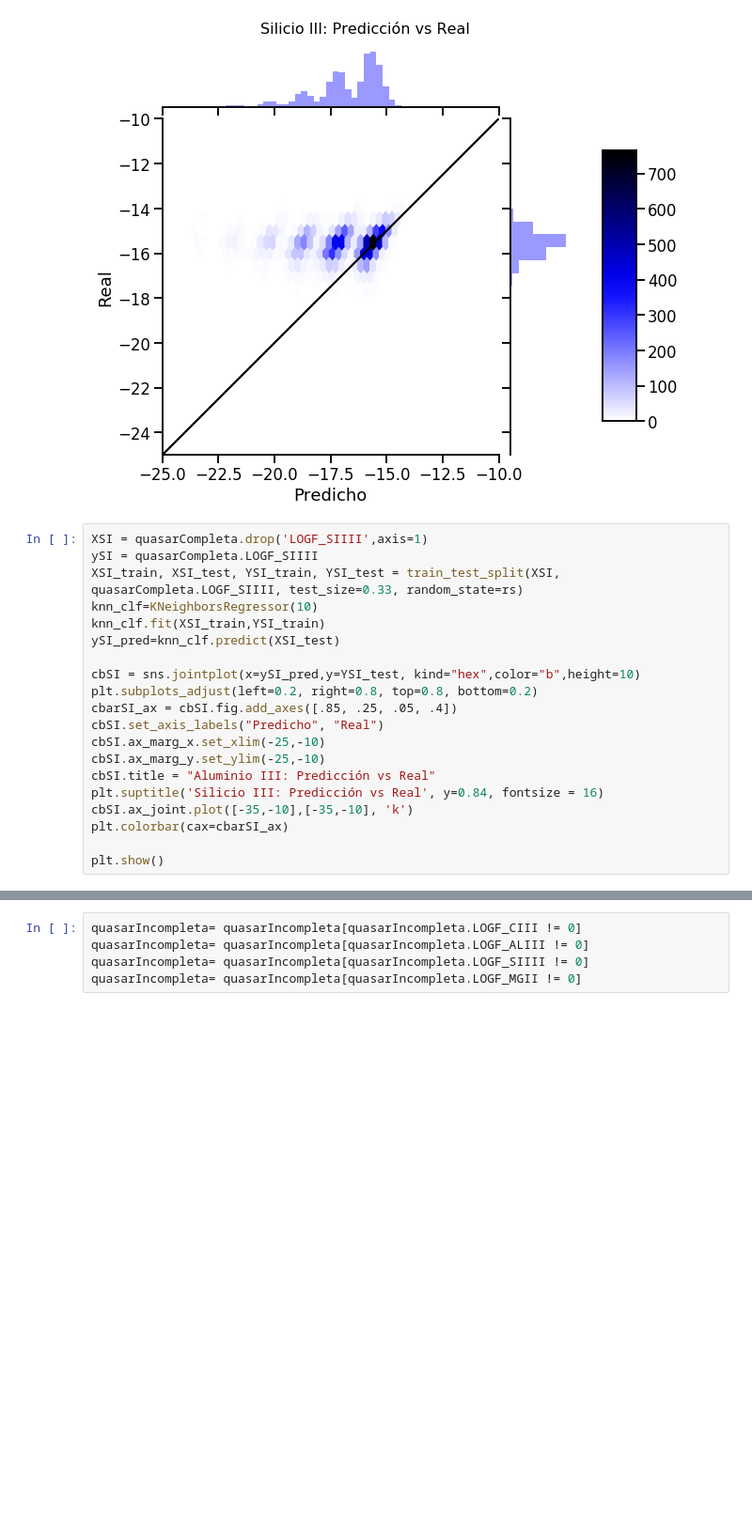
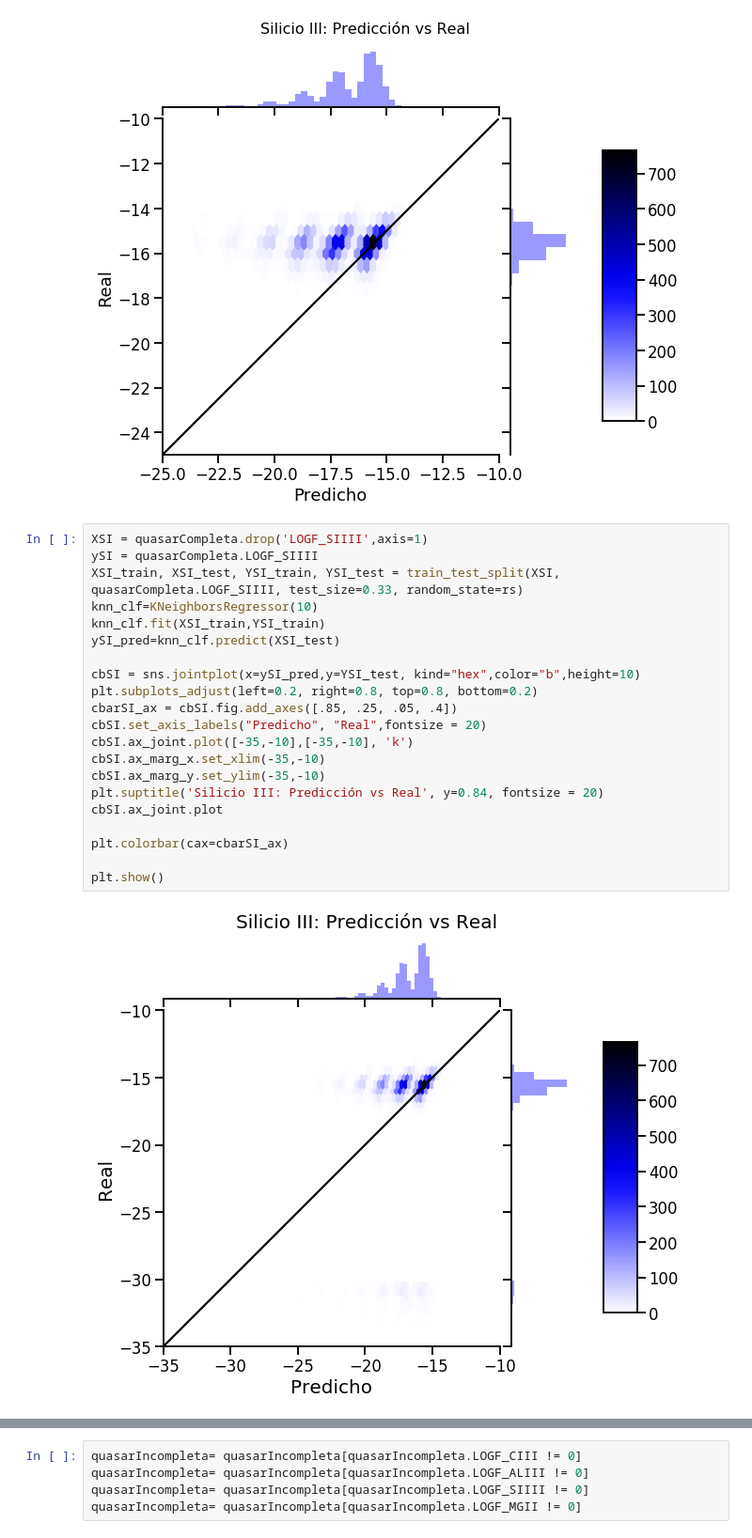
Before and after one commit to astrodatos/proyecto_aape, a Jupyter notebook: RegressionQuasar.ipynb, the cells around one changed output, grey strips where cells are left out. Shown at 94% size. Drawn from its saved outputs; the diff is of its cells as text; blank space fills up the shorter version.

```diff
--- a/RegressionQuasar.ipynb
+++ b/RegressionQuasar.ipynb
@@ -335,20 +423,23 @@ plt.show()
 # %%
 XSI = quasarCompleta.drop('LOGF_SIIII',axis=1)
 ySI = quasarCompleta.LOGF_SIIII
 XSI_train, XSI_test, YSI_train, YSI_test = train_test_split(XSI, quasarCompleta.LOGF_SIIII, test_size=0.33, random_state=rs)
 knn_clf=KNeighborsRegressor(10)
 knn_clf.fit(XSI_train,YSI_train)
 ySI_pred=knn_clf.predict(XSI_test)
 
 cbSI = sns.jointplot(x=ySI_pred,y=YSI_test, kind="hex",color="b",height=10)
 plt.subplots_adjust(left=0.2, right=0.8, top=0.8, bottom=0.2)
 cbarSI_ax = cbSI.fig.add_axes([.85, .25, .05, .4])
-cbSI.set_axis_labels("Predicho", "Real")
-cbSI.ax_marg_x.set_xlim(-25,-10)
-cbSI.ax_marg_y.set_ylim(-25,-10)
-cbSI.title = "Aluminio III: Predicción vs Real"
-plt.suptitle('Silicio III: Predicción vs Real', y=0.84, fontsize = 16)
+cbSI.set_axis_labels("Predicho", "Real",fontsize = 20)
 cbSI.ax_joint.plot([-35,-10],[-35,-10], 'k')
+cbSI.ax_marg_x.set_xlim(-35,-10)
+cbSI.ax_marg_y.set_ylim(-35,-10)
+plt.suptitle('Silicio III: Predicción vs Real', y=0.84, fontsize = 20)
+cbSI.ax_joint.plot
+
 plt.colorbar(cax=cbarSI_ax)
 
 plt.show()
+# %% [output]
+[figure, added]
```
Also changed, not shown: parts of 18 cells of this notebook.
